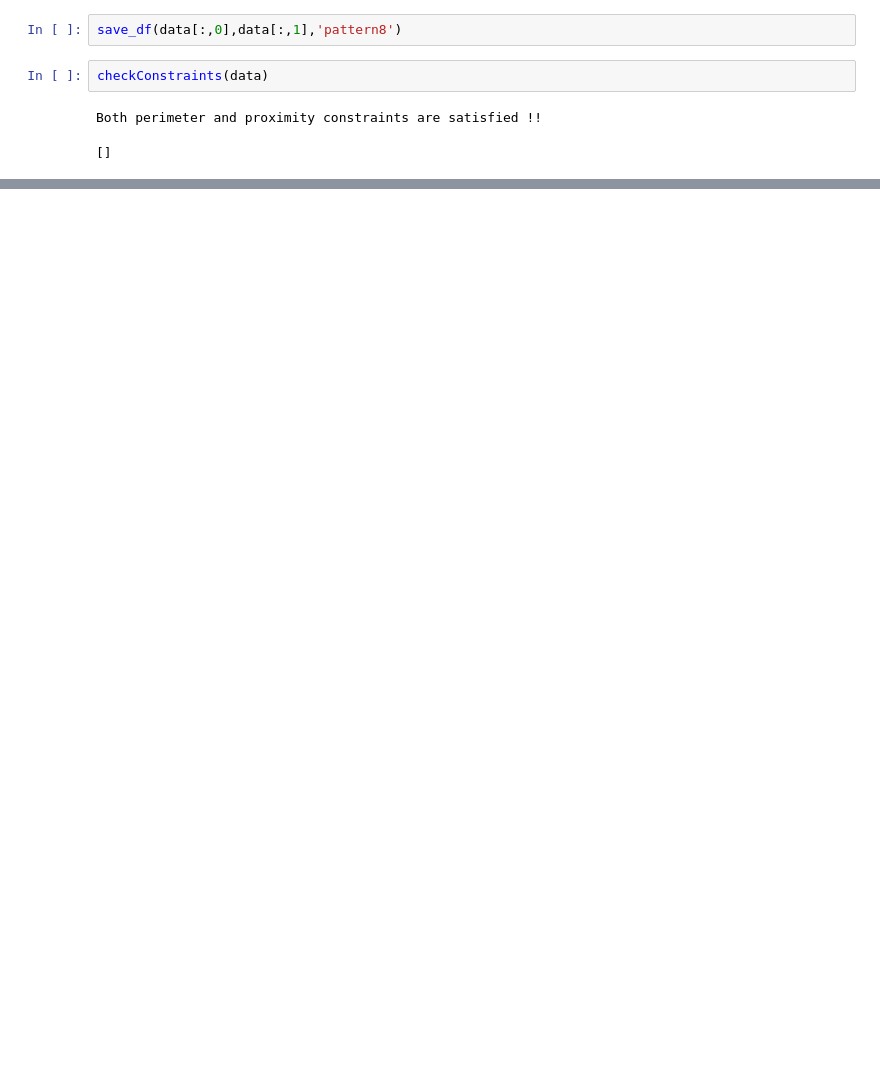
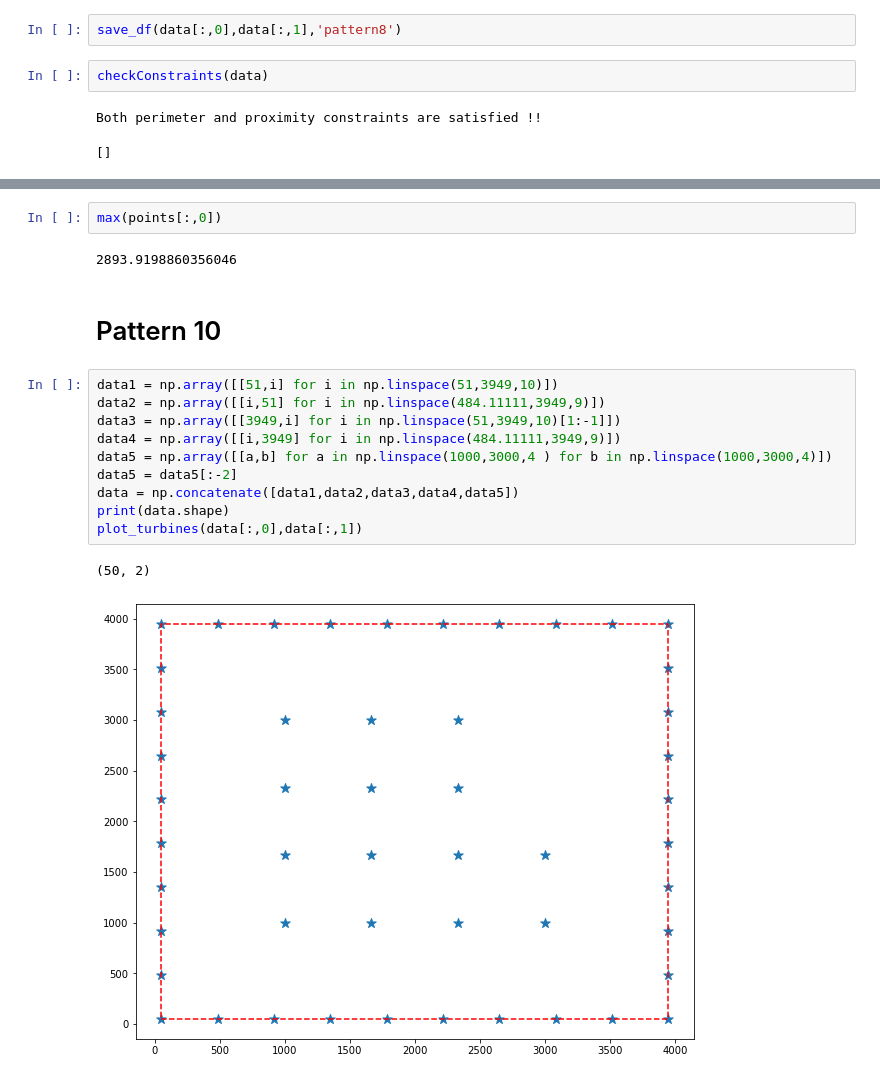
Before and after one commit to hardikkamboj/Shell_ai_hackathon, a Jupyter notebook: resources/Shell_Hackathon Dataset/Making_and_visualizing_new_datasets.ipynb, the cells around one changed output, grey strips where cells are left out. Saved outputs shown, nothing was run; the diff lists cells and outputs as text; blank space fills up the shorter version.

```diff
--- a/resources/Shell_Hackathon Dataset/Making_and_visualizing_new_datasets.ipynb
+++ b/resources/Shell_Hackathon Dataset/Making_and_visualizing_new_datasets.ipynb
@@ -435,0 +534,19 @@ Both perimeter and proximity constraints are satisfied !!
+# %%
+max(points[:,0])
+# %% [output]
+2893.9198860356046
+# %% [markdown]
+# Pattern 10
+# %%
+data1 = np.array([[51,i] for i in np.linspace(51,3949,10)])
+data2 = np.array([[i,51] for i in np.linspace(484.11111,3949,9)])
+data3 = np.array([[3949,i] for i in np.linspace(51,3949,10)[1:-1]])
+data4 = np.array([[i,3949] for i in np.linspace(484.11111,3949,9)])
+data5 = np.array([[a,b] for a in np.linspace(1000,3000,4 ) for b in np.linspace(1000,3000,4)])
+data5 = data5[:-2]
+data = np.concatenate([data1,data2,data3,data4,data5])
+print(data.shape)
+plot_turbines(data[:,0],data[:,1])
+# %% [output]
+(50, 2)
+[figure, added]
```
Also changed, not shown: parts of 57 cells of this notebook, 8 other files.
